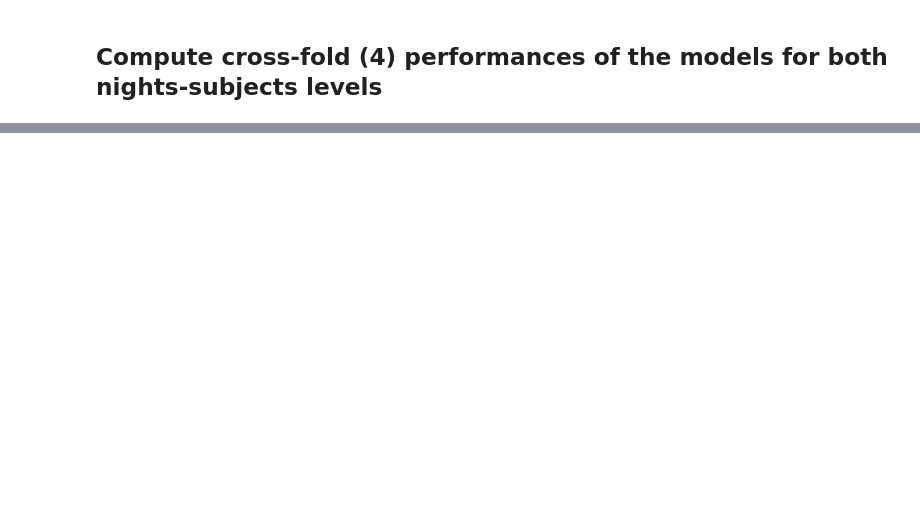
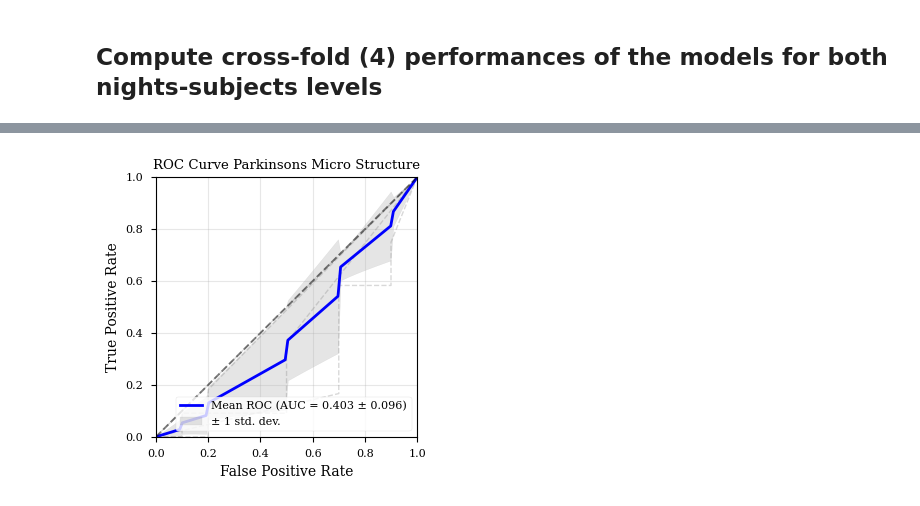
Before and after one commit to guidogagl/protosleepnet, a Jupyter notebook: notebooks/alzheimers.ipynb, the cells around one changed output, grey strips where cells are left out. Drawn from its saved outputs; the diff is of its cells as text; code cells hidden in the pictures; blank space fills up the shorter version.

```diff
--- a/notebooks/alzheimers.ipynb
+++ b/notebooks/alzheimers.ipynb
@@ -307,0 +313,74 @@ fig.savefig( f"articles/protosleepnet/results/{filename}.pdf", format='pdf', bbo
+# %%
+# update the code to make a single plot for both nights and subjects ( subplot 1 row  2 columns )
+fig, axs = plt.subplots(1, 1, figsize=figsize, sharex=True, sharey=True)
+
+# Common FPR grid for interpolation
+mean_fpr = np.linspace(0, 1, 100)
+tprs = []
+aucs = []
+
+# Plot individual fold curves with same color and dashed lines
+for i, fold_data in enumerate(preds):
+    subjects_preds = fold_data["subjects_proto_preds"]
+    subjects_labels = fold_data["subjects_labels"]
+
+    # Calculate ROC curve
+    fpr, tpr, _ = roc_curve(subjects_labels, subjects_preds[:, 1])
+    roc_auc = auc(fpr, tpr)
+    aucs.append(roc_auc)
+
+    # Interpolate TPR values at common FPR points
+    interp_tpr = np.interp(mean_fpr, fpr, tpr)
+    interp_tpr[0] = 0.0
+    tprs.append(interp_tpr)
+
+    # Plot individual curves
+    axs.plot(fpr, tpr, color="gray", alpha=0.3, linestyle="--", linewidth=1)
+
+# Calculate mean and std
+mean_tpr = np.mean(tprs, axis=0)
+mean_tpr[-1] = 1.0
+mean_auc = auc(mean_fpr, mean_tpr)
+std_auc = np.std(aucs)
+
+std_tpr = np.std(tprs, axis=0)
+tprs_upper = np.minimum(mean_tpr + std_tpr, 1)
+tprs_lower = np.maximum(mean_tpr - std_tpr, 0)
+
+# Plot mean curve
+axs.plot(
+    mean_fpr,
+    mean_tpr,
+    color="blue",
+    linewidth=2,
+    label=f"Mean ROC (AUC = {mean_auc:.3f} ± {std_auc:.3f})",
+)
+
+# Plot confidence interval
+axs.fill_between(
+    mean_fpr, tprs_lower, tprs_upper, color="gray", alpha=0.2, label="± 1 std. dev."
+)
+
+# Plot diagonal line
+axs.plot([0, 1], [0, 1], "k--", alpha=0.5)
+
+axs.set_title(f"ROC Curve {GROUP.capitalize()} Micro Structure")
+axs.legend(loc="lower right")
+axs.set_xlabel("False Positive Rate")
+axs.set_ylabel("True Positive Rate")
+axs.set_xlim([0.0, 1.0])
+axs.set_ylim([0.0, 1.0])
+
+axs.grid(True, alpha=0.3)
+
+plt.tight_layout()
+
+filename = f"{GROUP}-{encoder_name}-micro-roc-curves"
+
+fig.savefig(
+    f"articles/ProtoEx-Sleep/models/debug/{encoder_name}/group/{GROUP}/groups/{filename}.pdf",
+    format="pdf",
+    bbox_inches="tight",
+)
+# %% [output]
+[figure, added]
```
Also changed, not shown: parts of 5 cells of this notebook, 6 other files.
